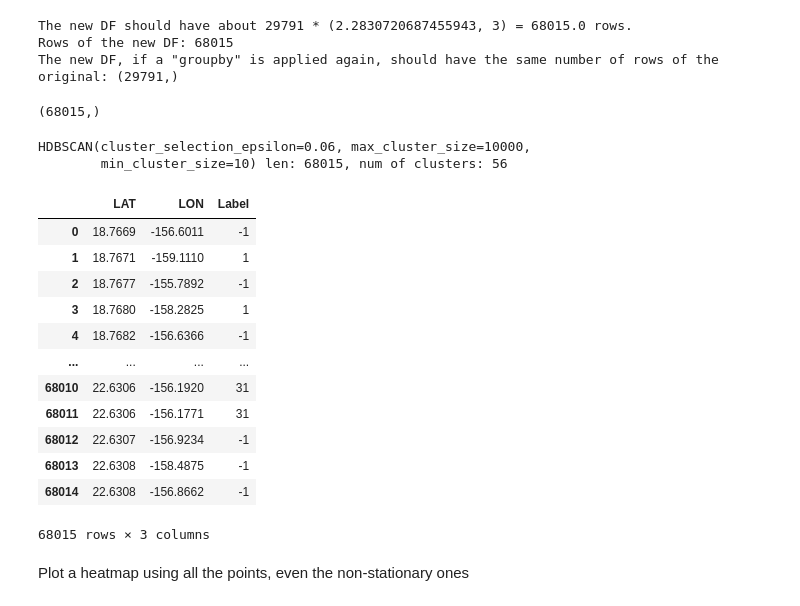
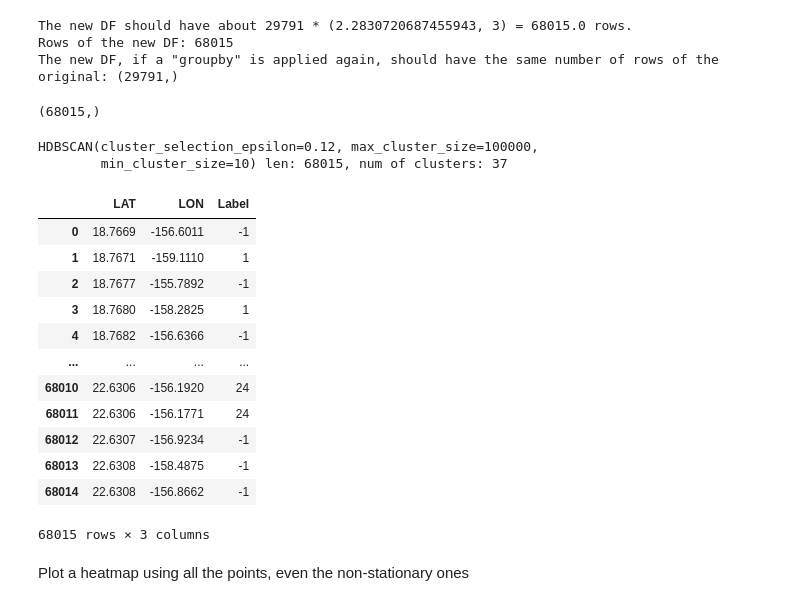
Before and after one commit to Accazeta/AIS_data_analysis, a Jupyter notebook: src/TREAD.ipynb, the cells around one changed output. Cells and saved outputs as stored; diff of their text form; code cells hidden in the pictures.

```diff
--- a/src/TREAD.ipynb
+++ b/src/TREAD.ipynb
@@ -538,43 +543,38 @@ The new DF, if a "groupby" is applied again, should have the same number of rows
 # %%
 # Run H-DBSCAN algorithm on the stationary points
 
 # inizitalize dbscan object with parameters. TODO: test multiple parameters combinations
 h_dbscan = hdbs.HDBSCAN(min_cluster_size=10,
                         cluster_selection_epsilon=0.06,
                         max_cluster_size=10_000)
-'''
-h_dbscan = hdbs.hdbscan(min_cluster_size=10,
-                  cluster_selection_epsilon=0.06,
-                  max_cluster_size=10_000
-                  )
-'''
+
 h_labels = h_dbscan.fit_predict(
                     X=h_groupedDF.loc[:, ['LAT','LON']]
                     )
 
 display(h_labels.shape)
 
 print(str(h_dbscan) + " len: " + str(len(h_labels)) + ", num of clusters: " + str(max(h_labels)))
 
 # Add labels to the dataframe
 h_groupedDF['Label'] = h_labels
 
 
 display(h_groupedDF)
 #print(groupedDF['Label'].max())
 # %% [output]
 (68015,)
-HDBSCAN(cluster_selection_epsilon=0.06, max_cluster_size=10000,
-        min_cluster_size=10) len: 68015, num of clusters: 56
+HDBSCAN(cluster_selection_epsilon=0.12, max_cluster_size=100000,
+        min_cluster_size=10) len: 68015, num of clusters: 37
 |  | LAT | LON | Label |
 | 0 | 18.7669 | -156.6011 | -1 |
 | 1 | 18.7671 | -159.1110 | 1 |
 | 2 | 18.7677 | -155.7892 | -1 |
 | 3 | 18.7680 | -158.2825 | 1 |
 | 4 | 18.7682 | -156.6366 | -1 |
 | ... | ... | ... | ... |
-| 68010 | 22.6306 | -156.1920 | 31 |
-| 68011 | 22.6306 | -156.1771 | 31 |
+| 68010 | 22.6306 | -156.1920 | 24 |
+| 68011 | 22.6306 | -156.1771 | 24 |
 | 68012 | 22.6307 | -156.9234 | -1 |
 | 68013 | 22.6308 | -158.4875 | -1 |
 | 68014 | 22.6308 | -156.8662 | -1 |
```
Also changed, not shown: parts of 10 cells of this notebook.
